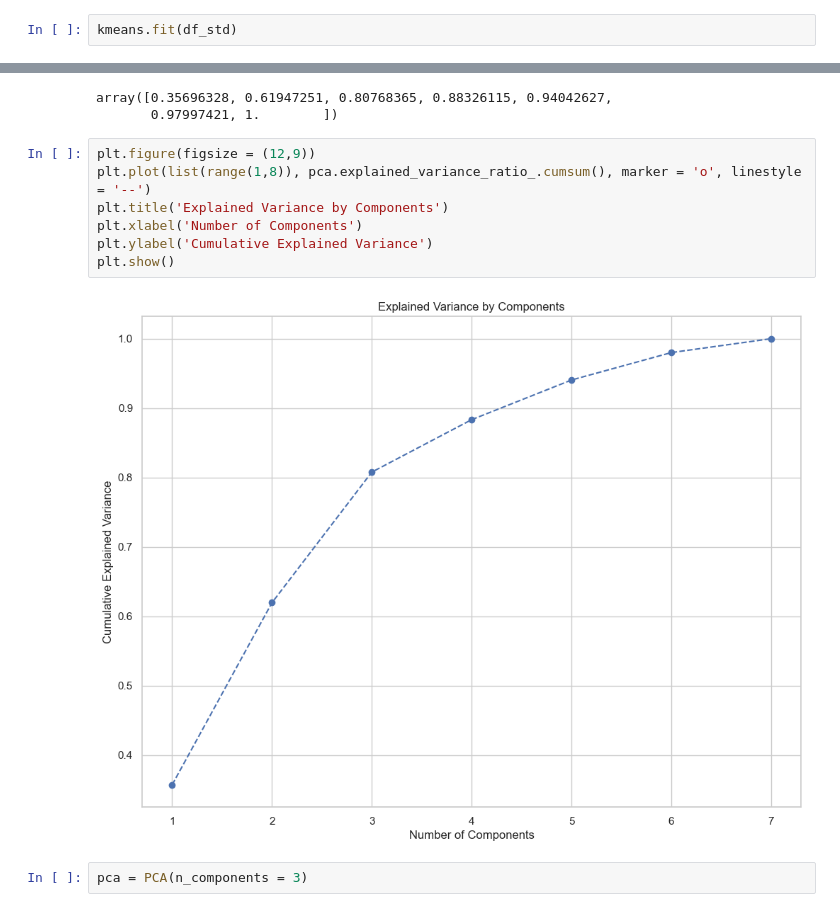
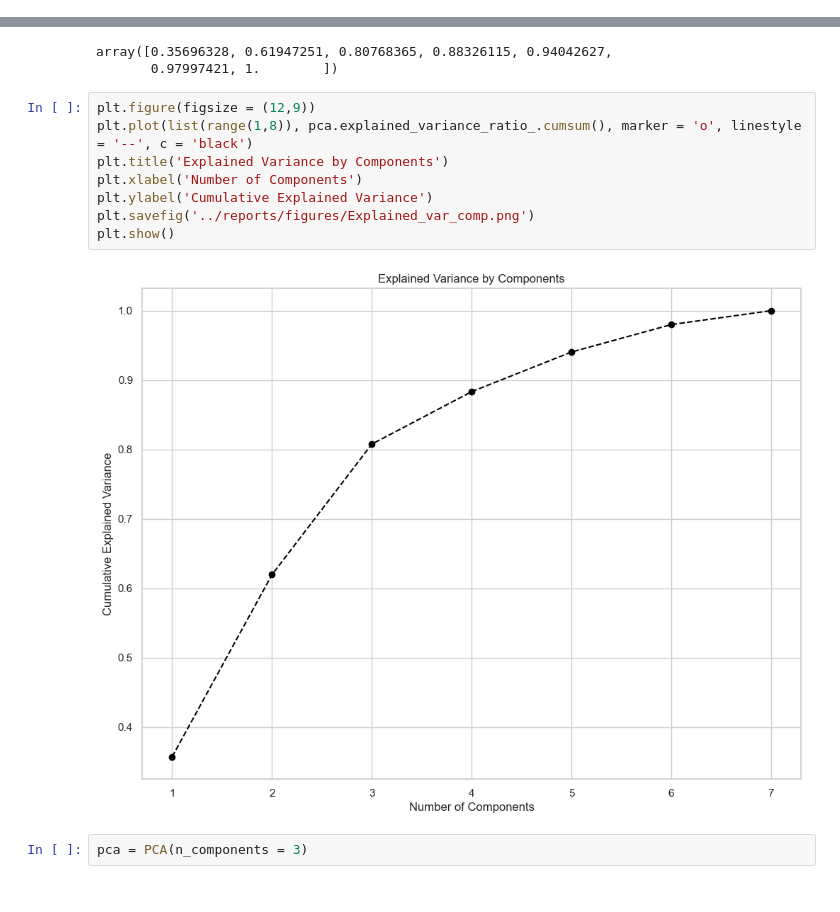
Before and after one commit to kings-data-quest/Retail_store_customer_analytiics, a Jupyter notebook: notebooks/2.0-prof-customer-segmentation.ipynb, the cells around one changed output, grey strips where cells are left out. Drawn from its saved outputs; the diff is of its cells as text.

```diff
--- a/notebooks/2.0-prof-customer-segmentation.ipynb
+++ b/notebooks/2.0-prof-customer-segmentation.ipynb
@@ -104,2 +107,0 @@ kmeans = KMeans(n_clusters = 5, random_state = 42)
-# %%
-kmeans.fit(df_std)
@@ -253,13 +294,14 @@ array([0.35696328, 0.61947251, 0.80768365, 0.88326115, 0.94042627,
        0.97997421, 1.        ])
 # %%
 plt.figure(figsize = (12,9))
-plt.plot(list(range(1,8)), pca.explained_variance_ratio_.cumsum(), marker = 'o', linestyle = '--')
+plt.plot(list(range(1,8)), pca.explained_variance_ratio_.cumsum(), marker = 'o', linestyle = '--', c = 'black')
 plt.title('Explained Variance by Components')
 plt.xlabel('Number of Components')
 plt.ylabel('Cumulative Explained Variance')
+plt.savefig('../reports/figures/Explained_var_comp.png')
 plt.show()
 # %% [output]
-[figure, old version]
+[figure, new version]
 # %%
 pca = PCA(n_components = 3)
 # %%
```
Also changed, not shown: parts of 22 cells of this notebook, 2 other files.
